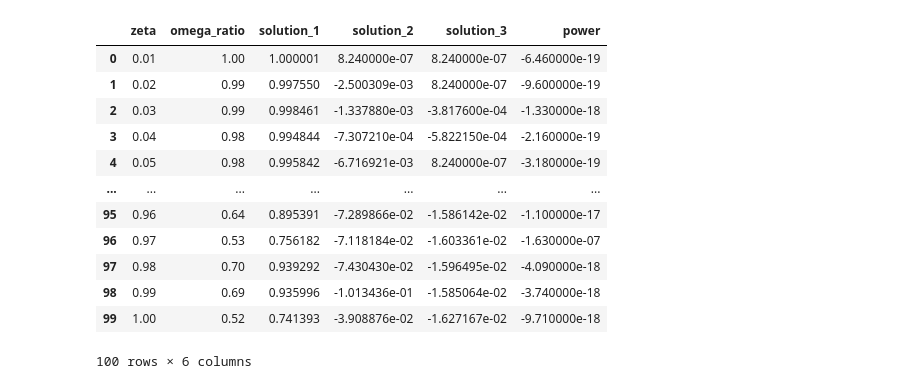
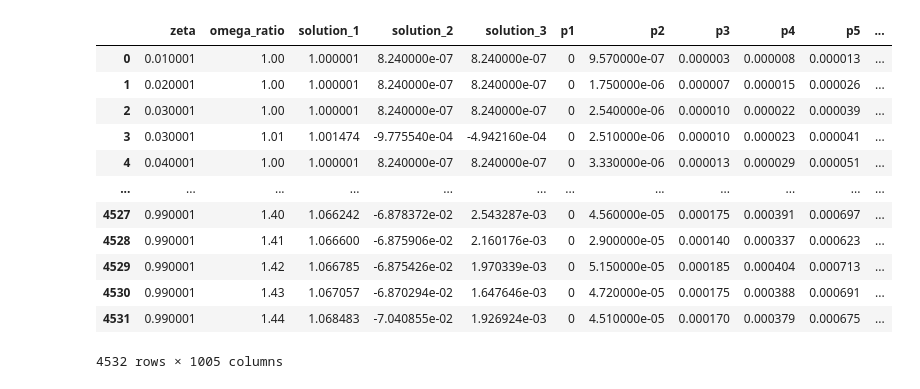
Before and after one commit to CharonDelMar/Master-Thesis, a Jupyter notebook: Master Thesis background/dataframe/plot code/Workloop.ipynb, the cells around one changed output. Saved outputs shown, nothing was run; the diff lists cells and outputs as text; code cells hidden in the pictures.

```diff
--- a/Master Thesis background/dataframe/plot code/Workloop.ipynb
+++ b/Master Thesis background/dataframe/plot code/Workloop.ipynb
@@ -17,31 +17,23 @@ from __future__ import division
 # %%
 #read datafiles
 #df = pd.read_csv('./numerical_continuation_activeset.csv')
 #df_F = pd.read_csv('./numerical_continuation_F_lower.csv')
 #df_G = pd.read_csv('./numerical_continuation_G_lower.csv')
-df = pd.read_csv('./Nonlinear.csv')
-#df
+df = pd.read_csv('./numerical_continuation_activeset_test.csv')
+df_F = pd.read_csv('./numerical_continuation_activeset_F.csv')
+df_G = pd.read_csv('./numerical_continuation_activeset_G.csv')
+df
+# %% [output]
+|  | zeta | omega_ratio | solution_1 | solution_2 | solution_3 | p1 | p2 | p3 | p4 | p5 | ... |
+| 0 | 0.010001 | 1.00 | 1.000001 | 8.240000e-07 | 8.240000e-07 | 0 | 9.570000e-07 | 0.000003 | 0.000008 | 0.000013 | ... |
+| 1 | 0.020001 | 1.00 | 1.000001 | 8.240000e-07 | 8.240000e-07 | 0 | 1.750000e-06 | 0.000007 | 0.000015 | 0.000026 | ... |
+| 2 | 0.030001 | 1.00 | 1.000001 | 8.240000e-07 | 8.240000e-07 | 0 | 2.540000e-06 | 0.000010 | 0.000022 | 0.000039 | ... |
+| 3 | 0.030001 | 1.01 | 1.001474 | -9.775540e-04 | -4.942160e-04 | 0 | 2.510000e-06 | 0.000010 | 0.000023 | 0.000041 | ... |
+| 4 | 0.040001 | 1.00 | 1.000001 | 8.240000e-07 | 8.240000e-07 | 0 | 3.330000e-06 | 0.000013 | 0.000029 | 0.000051 | ... |
+| ... | ... | ... | ... | ... | ... | ... | ... | ... | ... | ... | ... |
+| 4527 | 0.990001 | 1.40 | 1.066242 | -6.878372e-02 | 2.543287e-03 | 0 | 4.560000e-05 | 0.000175 | 0.000391 | 0.000697 | ... |
+| 4528 | 0.990001 | 1.41 | 1.066600 | -6.875906e-02 | 2.160176e-03 | 0 | 2.900000e-05 | 0.000140 | 0.000337 | 0.000623 | ... |
+| 4529 | 0.990001 | 1.42 | 1.066785 | -6.875426e-02 | 1.970339e-03 | 0 | 5.150000e-05 | 0.000185 | 0.000404 | 0.000713 | ... |
+| 4530 | 0.990001 | 1.43 | 1.067057 | -6.870294e-02 | 1.647646e-03 | 0 | 4.720000e-05 | 0.000175 | 0.000388 | 0.000691 | ... |
+| 4531 | 0.990001 | 1.44 | 1.068483 | -7.040855e-02 | 1.926924e-03 | 0 | 4.510000e-05 | 0.000170 | 0.000379 | 0.000675 | ... |
+4532 rows × 1005 columns
-# %%
-#Boundary
-
-#find upper-bound
-#df_upper = df[['zeta','omega_ratio','solution_1','solution_2','solution_3','power']].groupby(by='zeta',as_index=False).max()
-#df_upper
-
-#find lower-bound
-df_upper = df[['zeta','omega_ratio','solution_1','solution_2','solution_3','power']].groupby(by='zeta',as_index=False).min()
-df_upper
-# %% [output]
-|  | zeta | omega_ratio | solution_1 | solution_2 | solution_3 | power |
-| 0 | 0.01 | 1.00 | 1.000001 | 8.240000e-07 | 8.240000e-07 | -6.460000e-19 |
-| 1 | 0.02 | 0.99 | 0.997550 | -2.500309e-03 | 8.240000e-07 | -9.600000e-19 |
-| 2 | 0.03 | 0.99 | 0.998461 | -1.337880e-03 | -3.817600e-04 | -1.330000e-18 |
-| 3 | 0.04 | 0.98 | 0.994844 | -7.307210e-04 | -5.822150e-04 | -2.160000e-19 |
-| 4 | 0.05 | 0.98 | 0.995842 | -6.716921e-03 | 8.240000e-07 | -3.180000e-19 |
-| ... | ... | ... | ... | ... | ... | ... |
-| 95 | 0.96 | 0.64 | 0.895391 | -7.289866e-02 | -1.586142e-02 | -1.100000e-17 |
-| 96 | 0.97 | 0.53 | 0.756182 | -7.118184e-02 | -1.603361e-02 | -1.630000e-07 |
-| 97 | 0.98 | 0.70 | 0.939292 | -7.430430e-02 | -1.596495e-02 | -4.090000e-18 |
-| 98 | 0.99 | 0.69 | 0.935996 | -1.013436e-01 | -1.585064e-02 | -3.740000e-18 |
-| 99 | 1.00 | 0.52 | 0.741393 | -3.908876e-02 | -1.627167e-02 | -9.710000e-18 |
-100 rows × 6 columns
```
Also changed, not shown: parts of 7 cells of this notebook, 21 other files.
